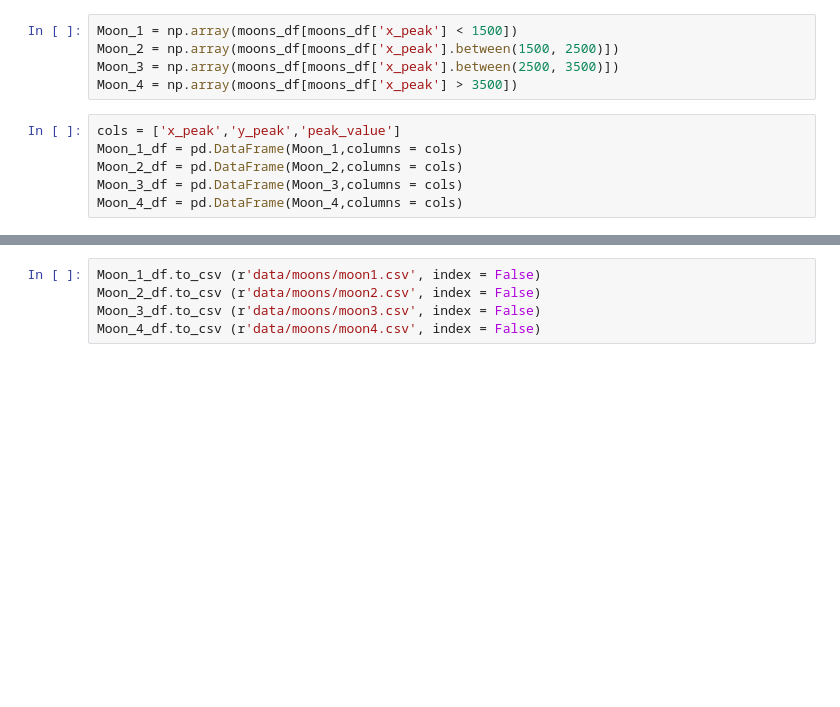
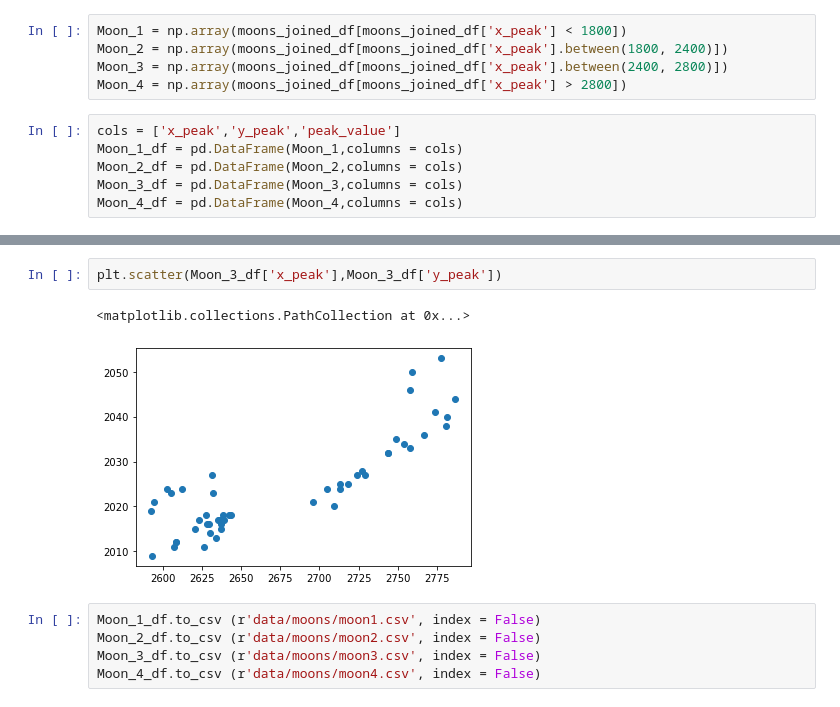
Before and after one commit to DIaDaynaDay/jupiter-insight, a Jupyter notebook: jupiter_centering.ipynb, the cells around one changed output, grey strips where cells are left out. Drawn from its saved outputs; the diff is of its cells as text; blank space fills up the shorter version.

```diff
--- a/jupiter_centering.ipynb
+++ b/jupiter_centering.ipynb
@@ -151,8 +195,8 @@ moons_df.head()
 # %%
-Moon_1 = np.array(moons_df[moons_df['x_peak'] < 1500])
-Moon_2 = np.array(moons_df[moons_df['x_peak'].between(1500, 2500)])
-Moon_3 = np.array(moons_df[moons_df['x_peak'].between(2500, 3500)])
-Moon_4 = np.array(moons_df[moons_df['x_peak'] > 3500])
+Moon_1 = np.array(moons_joined_df[moons_joined_df['x_peak'] < 1800])
+Moon_2 = np.array(moons_joined_df[moons_joined_df['x_peak'].between(1800, 2400)])
+Moon_3 = np.array(moons_joined_df[moons_joined_df['x_peak'].between(2400, 2800)])
+Moon_4 = np.array(moons_joined_df[moons_joined_df['x_peak'] > 2800])
 # %%
 cols = ['x_peak','y_peak','peak_value']
 Moon_1_df = pd.DataFrame(Moon_1,columns = cols)
@@ -174,3 +218,8 @@ plt.imshow(jupiter_centred_data[0], cmap='Greys_r', origin='lower', norm=norm, i
+# %%
+plt.scatter(Moon_3_df['x_peak'],Moon_3_df['y_peak'])
+# %% [output]
+<matplotlib.collections.PathCollection at 0x...>
+[figure, added]
 # %%
 Moon_1_df.to_csv (r'data/moons/moon1.csv', index = False)
 Moon_2_df.to_csv (r'data/moons/moon2.csv', index = False)
```
Also changed, not shown: parts of 14 cells of this notebook, 28 other files.
